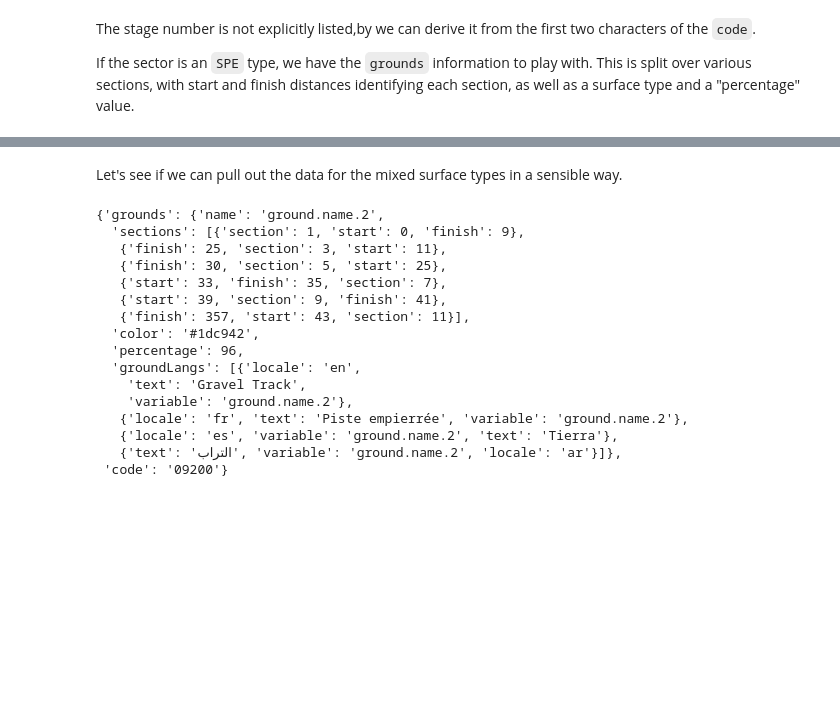
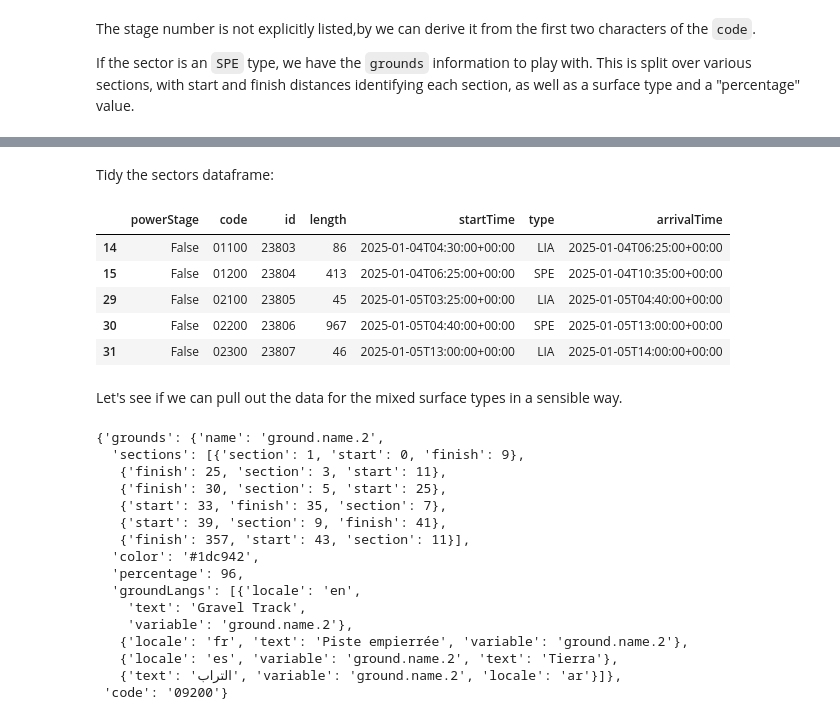
Before and after one commit to RallyDataJunkie/wrangling_dakar_2025, a Jupyter notebook: src/14_stages.ipynb, the cells around one changed output, grey strips where cells are left out. Cells and saved outputs as stored; diff of their text form; code cells hidden in the pictures; blank space fills up the shorter version.

```diff
--- a/src/14_stages.ipynb
+++ b/src/14_stages.ipynb
@@ -159,4 +154,22 @@ competitive_sectors.head()
 | 4 | {'sections': [{'start': 118, 'sec... | 07200 |
+# %% [markdown]
+Tidy the sectors dataframe:
+# %%
+# Simplify the sectors dataframe
+sectors_df = sectors_df[["powerStage", "code", "id",
+                         "length", "startTime", "type", "arrivalTime"]].reset_index(drop=True)
+
+# Sort sectors by stage and sector
+sectors_df.sort_values("code", inplace=True)
+
+sectors_df.head()
+# %% [output]
+|  | powerStage | code | id | length | startTime | type | arrivalTime |
+| 14 | False | 01100 | 23803 | 86 | 2025-01-04T04:30:00+00:00 | LIA | 2025-01-04T06:25:00+00:00 |
+| 15 | False | 01200 | 23804 | 413 | 2025-01-04T06:25:00+00:00 | SPE | 2025-01-04T10:35:00+00:00 |
+| 29 | False | 02100 | 23805 | 45 | 2025-01-05T03:25:00+00:00 | LIA | 2025-01-05T04:40:00+00:00 |
+| 30 | False | 02200 | 23806 | 967 | 2025-01-05T04:40:00+00:00 | SPE | 2025-01-05T13:00:00+00:00 |
+| 31 | False | 02300 | 23807 | 46 | 2025-01-05T13:00:00+00:00 | LIA | 2025-01-05T14:00:00+00:00 |
 # %% [markdown]
 Let's see if we can pull out the data for the mixed surface types in a sensible way.
 # %%
```
Also changed, not shown: parts of 6 cells of this notebook, 10 other files.
